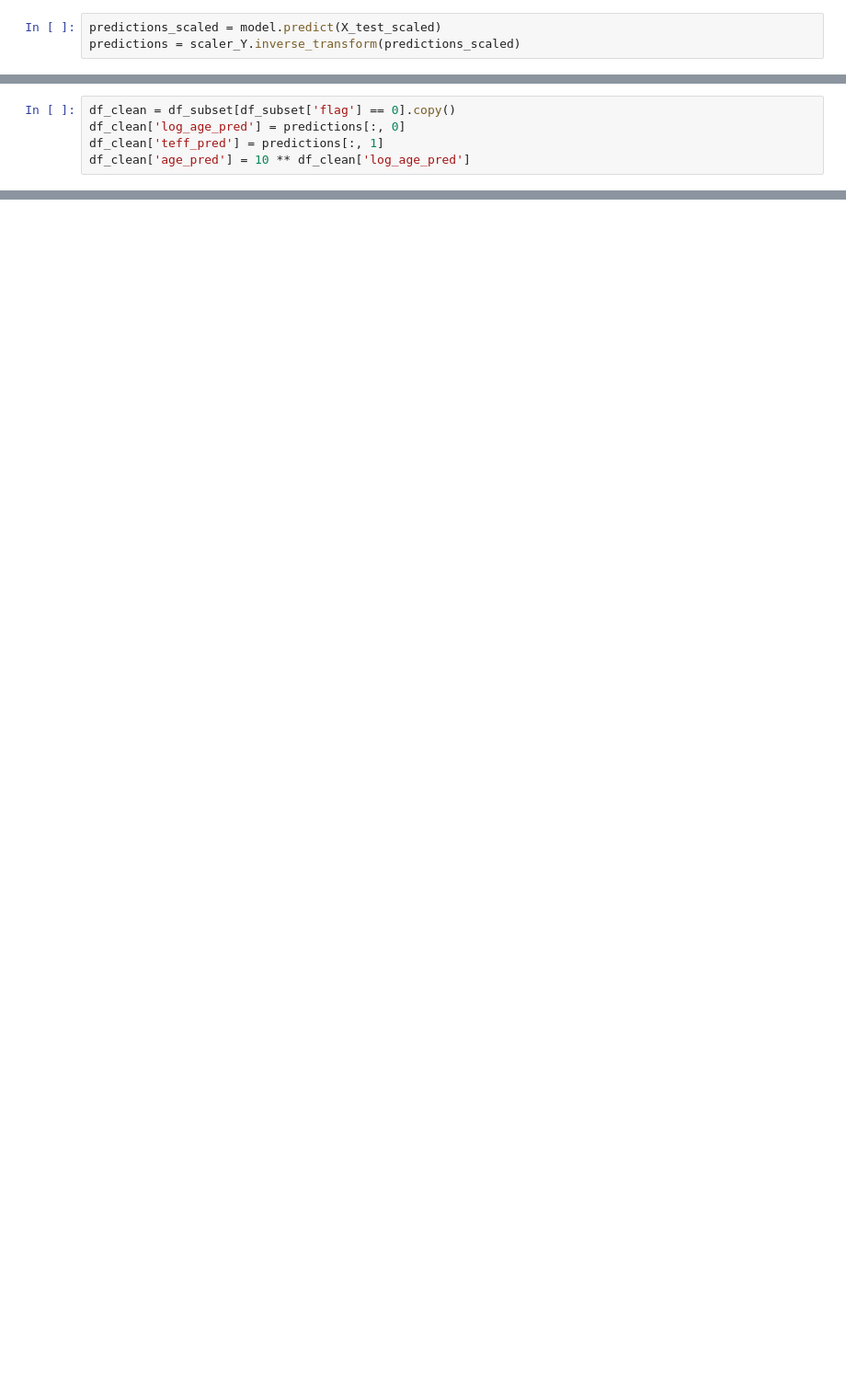
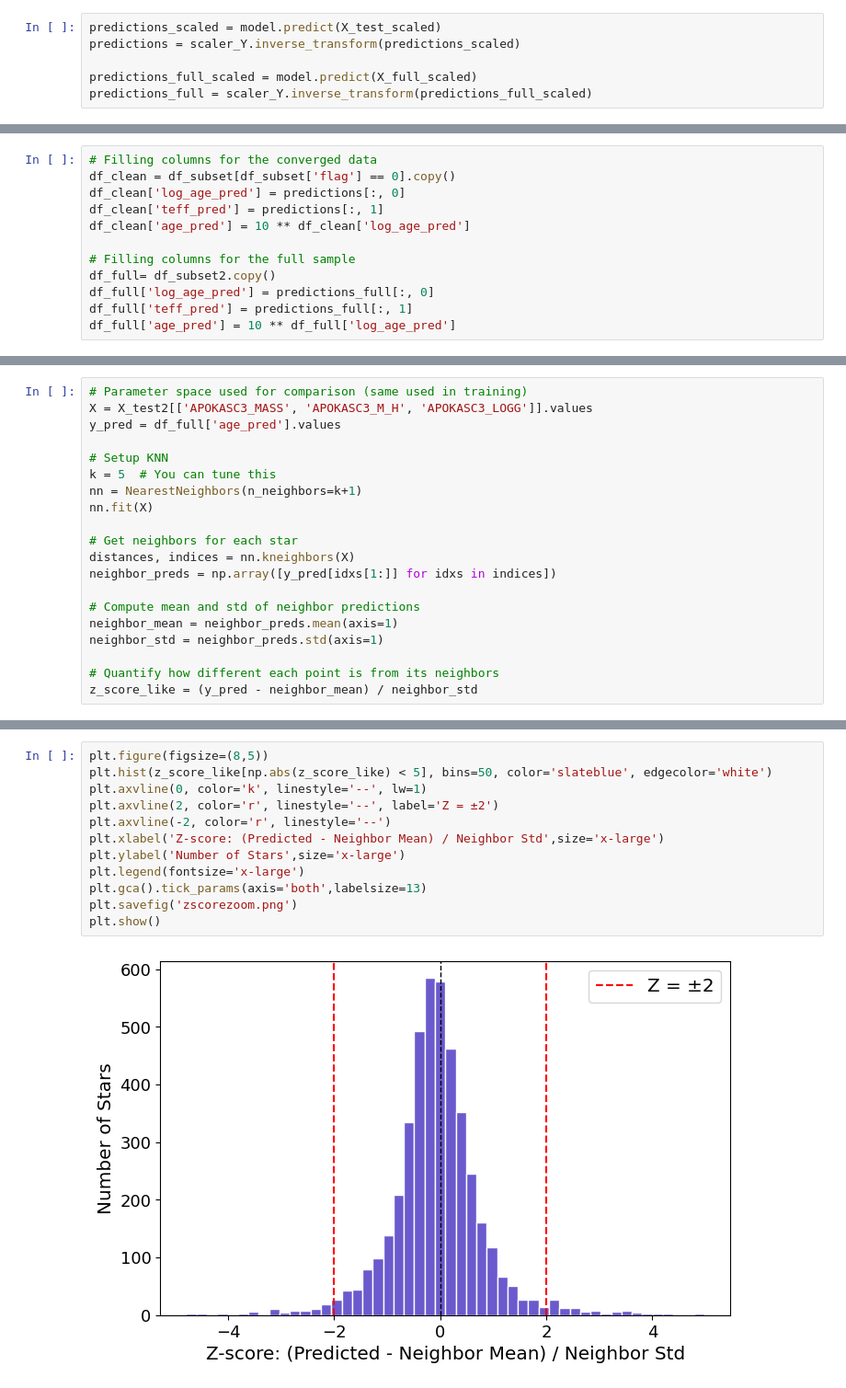
Before and after one commit to lmariemorales/ann-emulator-stellarages, a Jupyter notebook: ANN.ipynb, the cells around one changed output, grey strips where cells are left out. Shown at 92% size. Cells and saved outputs as stored; diff of their text form; blank space fills up the shorter version.

```diff
--- a/ANN.ipynb
+++ b/ANN.ipynb
@@ -159,4 +179,7 @@ X_test_scaled = scaler_X.transform(X_test_clean)
 # %%
 predictions_scaled = model.predict(X_test_scaled)
 predictions = scaler_Y.inverse_transform(predictions_scaled)
+
+predictions_full_scaled = model.predict(X_full_scaled)
+predictions_full = scaler_Y.inverse_transform(predictions_full_scaled)
 # %% [output]
@@ -164,6 +188,13 @@ predictions = scaler_Y.inverse_transform(predictions_scaled)
 # %%
+# Filling columns for the converged data
 df_clean = df_subset[df_subset['flag'] == 0].copy()
 df_clean['log_age_pred'] = predictions[:, 0]
 df_clean['teff_pred'] = predictions[:, 1]
 df_clean['age_pred'] = 10 ** df_clean['log_age_pred']
+
+# Filling columns for the full sample
+df_full= df_subset2.copy()
+df_full['log_age_pred'] = predictions_full[:, 0]
+df_full['teff_pred'] = predictions_full[:, 1]
+df_full['age_pred'] = 10 ** df_full['log_age_pred']
 # %%
@@ -207,0 +269,20 @@ Mean fractional offset: -0.0062 ± 0.0090
+# %%
+# Parameter space used for comparison (same used in training)
+X = X_test2[['APOKASC3_MASS', 'APOKASC3_M_H', 'APOKASC3_LOGG']].values
+y_pred = df_full['age_pred'].values
+
+# Setup KNN
+k = 5  # You can tune this
+nn = NearestNeighbors(n_neighbors=k+1)
+nn.fit(X)
+
+# Get neighbors for each star
+distances, indices = nn.kneighbors(X)
+neighbor_preds = np.array([y_pred[idxs[1:]] for idxs in indices])
+
+# Compute mean and std of neighbor predictions
+neighbor_mean = neighbor_preds.mean(axis=1)
+neighbor_std = neighbor_preds.std(axis=1)
+
+# Quantify how different each point is from its neighbors
+z_score_like = (y_pred - neighbor_mean) / neighbor_std
@@ -207,0 +305,14 @@ Mean fractional offset: -0.0062 ± 0.0090
+# %%
+plt.figure(figsize=(8,5))
+plt.hist(z_score_like[np.abs(z_score_like) < 5], bins=50, color='slateblue', edgecolor='white')
+plt.axvline(0, color='k', linestyle='--', lw=1)
+plt.axvline(2, color='r', linestyle='--', label='Z = ±2')
+plt.axvline(-2, color='r', linestyle='--')
+plt.xlabel('Z-score: (Predicted - Neighbor Mean) / Neighbor Std',size='x-large')
+plt.ylabel('Number of Stars',size='x-large')
+plt.legend(fontsize='x-large')
+plt.gca().tick_params(axis='both',labelsize=13)
+plt.savefig('zscorezoom.png')
+plt.show()
+# %% [output]
+[figure, added]
```
Also changed, not shown: parts of 30 cells of this notebook.
